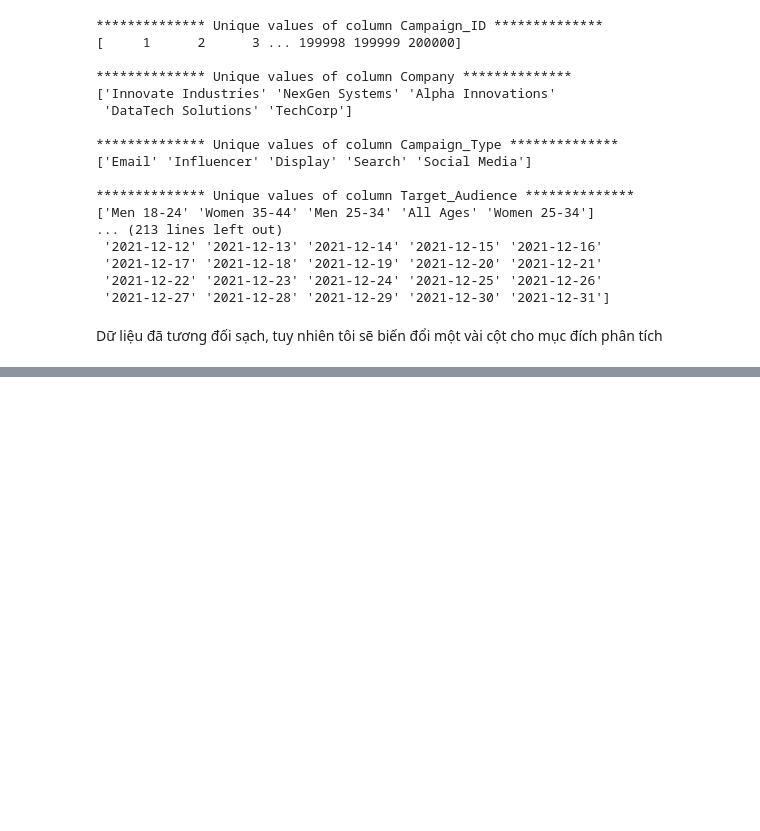
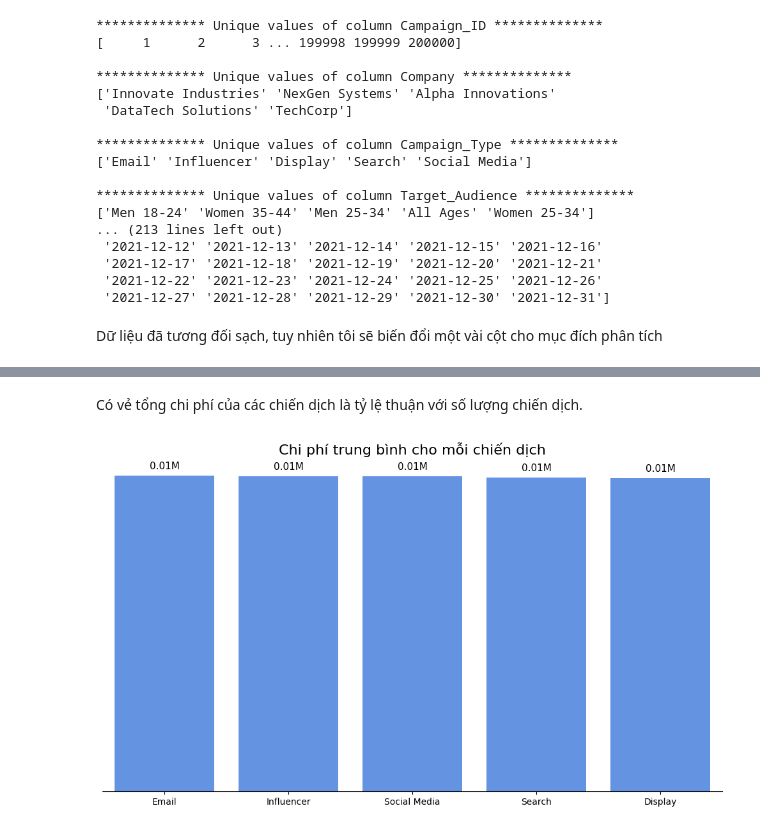
Before and after one commit to thethien8a/Marketing-Campaign-Analysis, a Jupyter notebook: Data_Analysis.ipynb, the cells around one changed output, grey strips where cells are left out. Drawn from its saved outputs; the diff is of its cells as text; code cells hidden in the pictures; blank space fills up the shorter version.

```diff
--- a/Data_Analysis.ipynb
+++ b/Data_Analysis.ipynb
@@ -139,0 +262,33 @@ df["Date"] = pd.to_datetime(df["Date"])
+# %% [markdown]
+Có vẻ tổng chi phí của các chiến dịch là tỷ lệ thuận với số lượng chiến dịch.
+# %%
+# Tính toán tổng chi phí theo loại chiến dịch và sắp xếp
+cost_by_campaign = new_df.groupby('Campaign_Type')['Acquisition_Cost'].mean().sort_values(ascending=False)
+
+# Vẽ biểu đồ cột
+plt.figure(figsize=(10, 6))
+ax = sns.barplot(x=cost_by_campaign.index, y=cost_by_campaign.values, color="#4F8EF7")
+
+# Thêm tiêu đề và nhãn
+ax.set_title('Chi phí trung bình cho mỗi chiến dịch', fontsize=16)
+ax.set_xlabel('')
+
+# Bỏ trục y
+ax.yaxis.set_visible(False)
+
+# Thêm nhãn giá trị trên mỗi cột
+for p in ax.patches:
+    height = p.get_height()
+    ax.annotate(f'{height/1e6:.2f}M',
+                (p.get_x() + p.get_width() / 2., height),
+                ha='center', va='bottom',
+                fontsize=11, color='black',
+                xytext=(0, 5),
+                textcoords='offset points')
+
+# Tinh chỉnh layout
+sns.despine(left=True)
+plt.tight_layout()
+plt.show()
+# %% [output]
+[figure, added]
```
Also changed, not shown: parts of 29 cells of this notebook, 1 other file.
